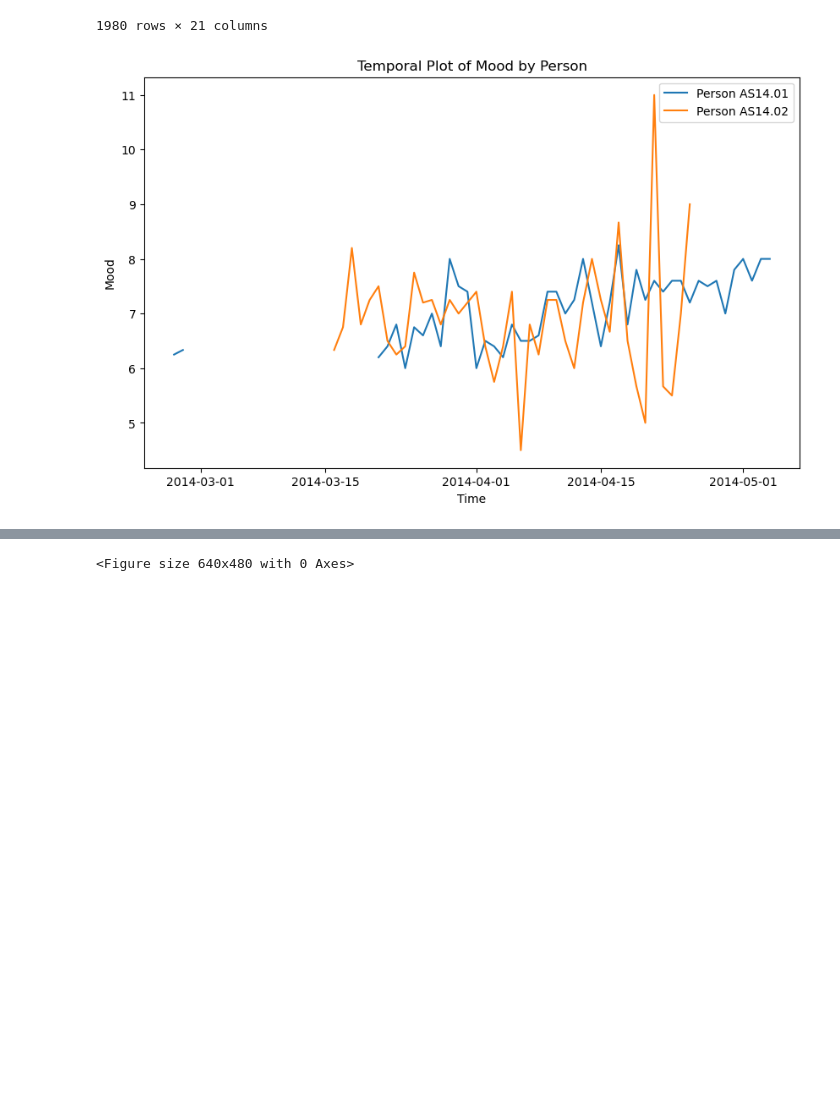
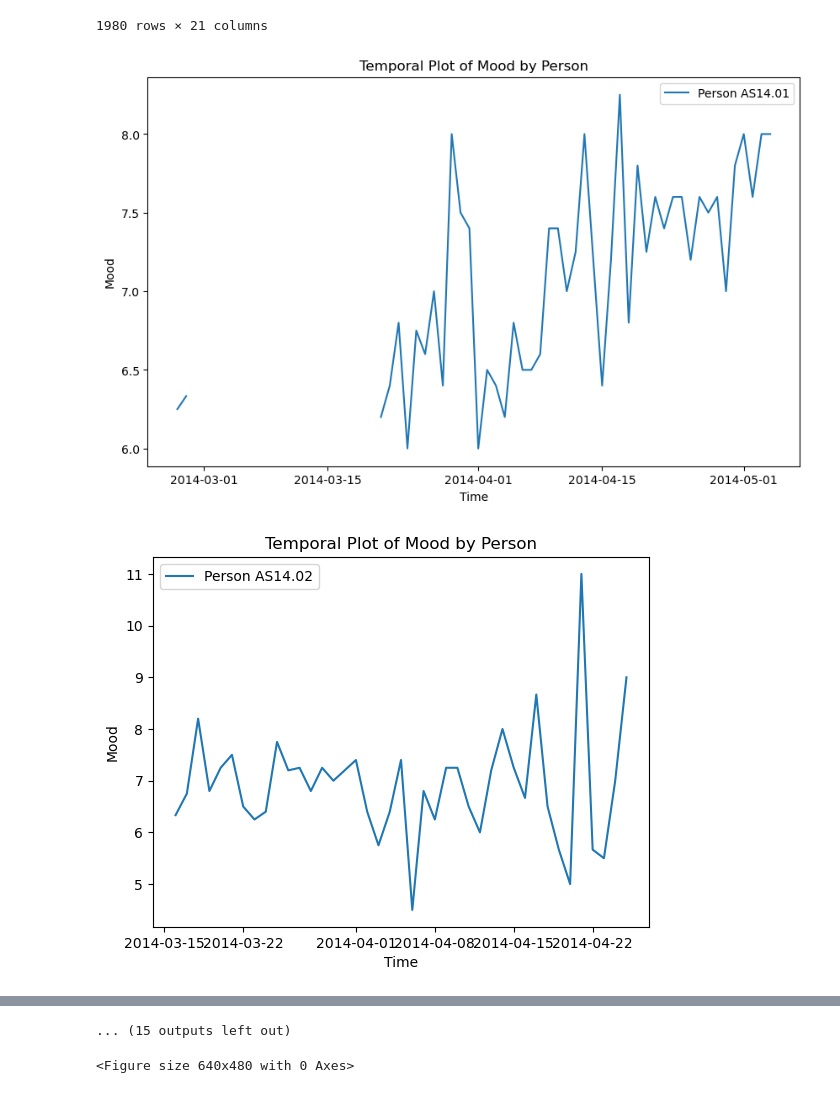
Before and after one commit to QST23/course_dmt, a Jupyter notebook: ass1/exploration_noah2.ipynb, the cells around one changed output, grey strips where cells are left out. Cells and saved outputs as stored; diff of their text form; code cells hidden in the pictures; blank space fills up the shorter version.

```diff
--- a/ass1/exploration_noah2.ipynb
+++ b/ass1/exploration_noah2.ipynb
@@ -24,0 +39,26 @@ df = df.groupby(['date', 'id']).agg(agg_dict).reset_index()
+# %%
+# Read in the data
+df = pd.read_csv('Datasets/dataset_mood_smartphone.csv')
+
+df['time'] = pd.to_datetime(df['time'])
+
+grouped_df = df.groupby(['id', 'time', 'variable']).sum().reset_index()
+
+#create dataframe of values per id per date per time
+df = grouped_df.pivot_table(index=['id', 'time'], columns='variable', values='value')
+
+# Check if the time using an application exceeds the difference between the measurement in time
+def diff_time(df):
+    # Create a new column that contains the difference between the time and the time of the next measurement
+    df['datetime_next'] = df.groupby(['id'])['time'].shift(-1)
+    df['datetime_next'] = pd.to_datetime(df['datetime_next'])
+    df['diff_time'] = (df['datetime_next'] - df['time']).dt.total_seconds()
+
+    # Create a new column that contains the sum of the time using an application
+    df['sum_time'] = df['appCat.builtin'] + df['appCat.communication'] + df['appCat.entertainment'] + df['appCat.finance'] + df['appCat.game'] + df['appCat.office'] + df['appCat.other'] + df['appCat.social'] + df['appCat.travel'] + df['appCat.unknown'] + df['appCat.utilities'] + df['appCat.weather']
+
+    # Check if the difference between the time and the time of the next measurement is smaller than the sum of the time using an application
+    return df[df['diff_time'] < df['sum_time']]
+
+df = diff_time(df)
+df
@@ -49,22 +95,22 @@ df_pivot
 # %%
 # Reset index to convert multi-index to columns
 #df.reset_index(inplace=True)
 
 # Create a list of unique persons
-persons = df['id'].unique()[0:2]
+persons = df['id'].unique()
 
 # Plotting
 plt.figure(figsize=(10, 6))
 
 # Loop through each person and plot their mood over time
 for person in persons:
     df_person = df[df['id'] == person]
     plt.plot(df_person['date'], df_person['mood'], label=f'Person {person}')
-
-plt.xlabel('Time')
-plt.ylabel('Mood')
-plt.title('Temporal Plot of Mood by Person')
-plt.legend()
-plt.show()
+    plt.xlabel('Time')
+    plt.ylabel('Mood')
+    plt.title('Temporal Plot of Mood by Person')
+    plt.legend()
+    plt.show()
 # %% [output]
-[figure, old version]
+[figure, new version]
+[figure, added]
@@ -71,3 +127,4 @@ plt.show()
+... (15 outputs left out)
 # %%
 # Loop through each person and plot their mood over time
 for person in persons:
```
Also changed, not shown: parts of 3 cells of this notebook.
